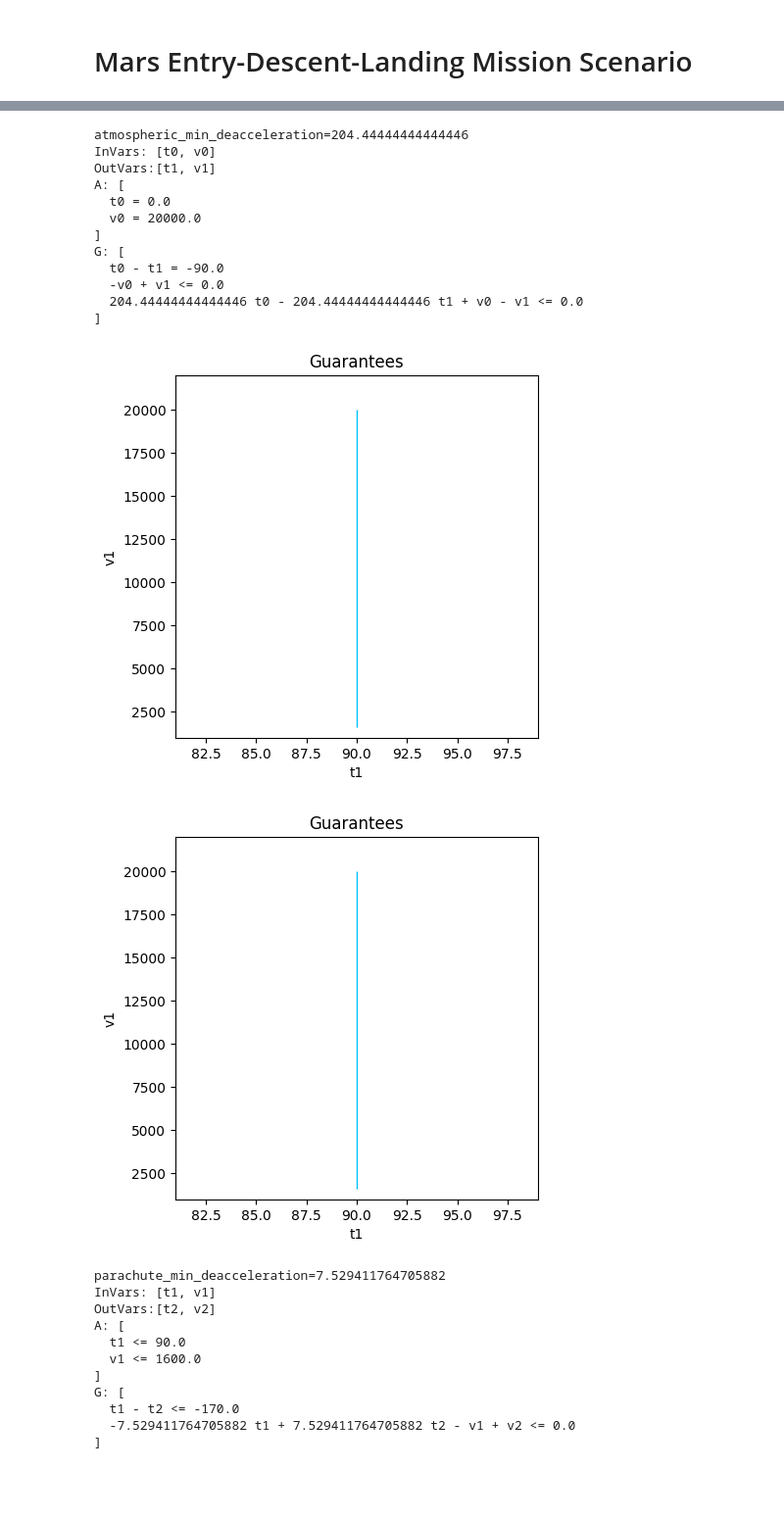
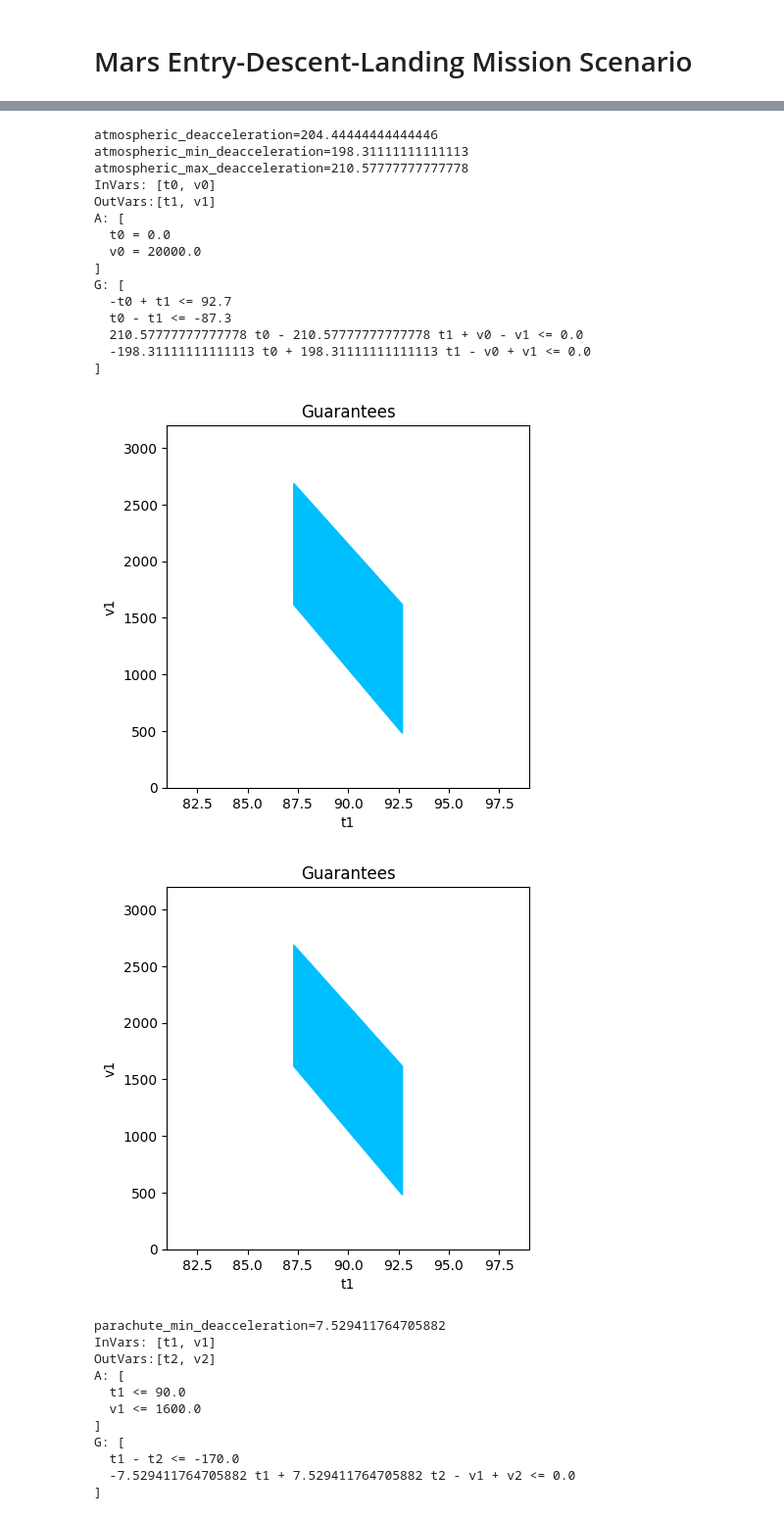
Before and after one commit to pacti-org/pacti, a Jupyter notebook: case_studies/mars_entry_descent_landing/mars_edl.ipynb, the cells around one changed output, grey strips where cells are left out. Shown at 98% size. Saved outputs shown, nothing was run; the diff lists cells and outputs as text; code cells hidden in the pictures; blank space fills up the shorter version.

Commit message:
working atmospheric entry contract

```diff
--- a/case_studies/mars_entry_descent_landing/mars_edl.ipynb
+++ b/case_studies/mars_entry_descent_landing/mars_edl.ipynb
@@ -12,11 +12,18 @@ import matplotlib.pyplot as plt
 # %%
 # The rate of deacceleration during atmospheric entry.
 atmospheric_v_entry = 20000.0
-atmospheric_v_exit = 1600.0
+atmospheric_v_exit = 1600.0 # the trigger for parachute deployment
 atmospheric_t_entry = 0.0
 atmospheric_t_exit = 90.0
-atmospheric_min_deacceleration = abs((atmospheric_v_entry - atmospheric_v_exit) / (atmospheric_t_entry - atmospheric_t_exit))
+atmospheric_t_duration = atmospheric_t_exit - atmospheric_t_entry
+atmospheric_t_duration_min = atmospheric_t_duration*0.97
+atmospheric_t_duration_max = atmospheric_t_duration*1.03
+atmospheric_deacceleration = abs((atmospheric_v_entry - atmospheric_v_exit) / (atmospheric_t_entry - atmospheric_t_exit))
+print(f"atmospheric_deacceleration={atmospheric_deacceleration}")
+atmospheric_min_deacceleration = atmospheric_deacceleration*0.97
 print(f"atmospheric_min_deacceleration={atmospheric_min_deacceleration}")
+atmospheric_max_deacceleration = atmospheric_deacceleration*1.03
+print(f"atmospheric_max_deacceleration={atmospheric_max_deacceleration}")
 
 atmospheric_entry_contract = PolyhedralContract.from_string(
     InputVars=[
@@ -36,24 +43,21 @@ atmospheric_entry_contract = PolyhedralContract.from_string(
     ],
     guarantees=[
       # upper limit on atmospheric entry duration
-      f"t0 - t1 = {atmospheric_t_entry - atmospheric_t_exit}",
+      f"t1 - t0 <= {atmospheric_t_duration_max}",
+      f"-t1 + t0 <= -{atmospheric_t_duration_min}",
 
-      # v1 >= 0
-      "-v1 <= 0",
+      # v0 - v1 <= atmospheric_max_deacceleration * (t1 - t0)
+      f" v0 - v1 - {atmospheric_max_deacceleration} t1 + {atmospheric_max_deacceleration} t0 <= 0",
 
-      # v1 <= v0
-      "v1 - v0 <= 0",
-
-      # v1 <= v0 - (t1 - t0)*atmospheric_min_deacceleration
-      # f"v1 - v0 + {atmospheric_min_deacceleration} t1 - {atmospheric_min_deacceleration} t0 <= 0"
-
-      # v0 - v1 <= atmospheric_min_deacceleration * (t1 - t0)
-      f"v0 - v1 - {atmospheric_min_deacceleration} t1 + {atmospheric_min_deacceleration} t0 <= 0"
+      # atmospheric_min_deacceleration * (t1 - t0) <= v0 - v1
+      f"-v0 + v1 + {atmospheric_min_deacceleration} t1 - {atmospheric_min_deacceleration} t0 <= 0"
     ])
 
 print(atmospheric_entry_contract)
 # %% [output]
-atmospheric_min_deacceleration=204.44444444444446
+atmospheric_deacceleration=204.44444444444446
+atmospheric_min_deacceleration=198.31111111111113
+atmospheric_max_deacceleration=210.57777777777778
 InVars: [t0, v0]
 OutVars:[t1, v1]
 A: [
@@ -61,27 +65,28 @@ A: [
   v0 = 20000.0
 ]
 G: [
-  t0 - t1 = -90.0
-  -v0 + v1 <= 0.0
-  204.44444444444446 t0 - 204.44444444444446 t1 + v0 - v1 <= 0.0
+  -t0 + t1 <= 92.7
+  t0 - t1 <= -87.3
+  210.57777777777778 t0 - 210.57777777777778 t1 + v0 - v1 <= 0.0
+  -198.31111111111113 t0 + 198.31111111111113 t1 - v0 + v1 <= 0.0
 ]
 # %%
 plot_guarantees(
     contract=atmospheric_entry_contract,
     x_var=Var("t1"),
     y_var=Var("v1"),
     var_values={
         Var("t0"):atmospheric_t_entry,
         Var("v0"):atmospheric_v_entry
     },
     # x_lims=(-200,200),
-    x_lims=(atmospheric_t_exit*0.9,atmospheric_t_exit*1.1),
-    # y_lims=(atmospheric_v_exit*0.7, atmospheric_v_exit*1.1)
-    y_lims=(1000,22000)
+    x_lims=(atmospheric_t_exit*0.9, atmospheric_t_exit*1.1),
+    y_lims=(atmospheric_v_exit*0, atmospheric_v_exit*2)
+    # y_lims=(0,3000)
 )
 # %% [output]
-[figure, old version]
+[figure, new version]
-[figure, old version]
+[figure, new version]
 # %%
 parachute_v_entry = 1600.0
 parachute_v_exit = 320.0
```
Also changed, not shown: parts of 1 cell of this notebook.
